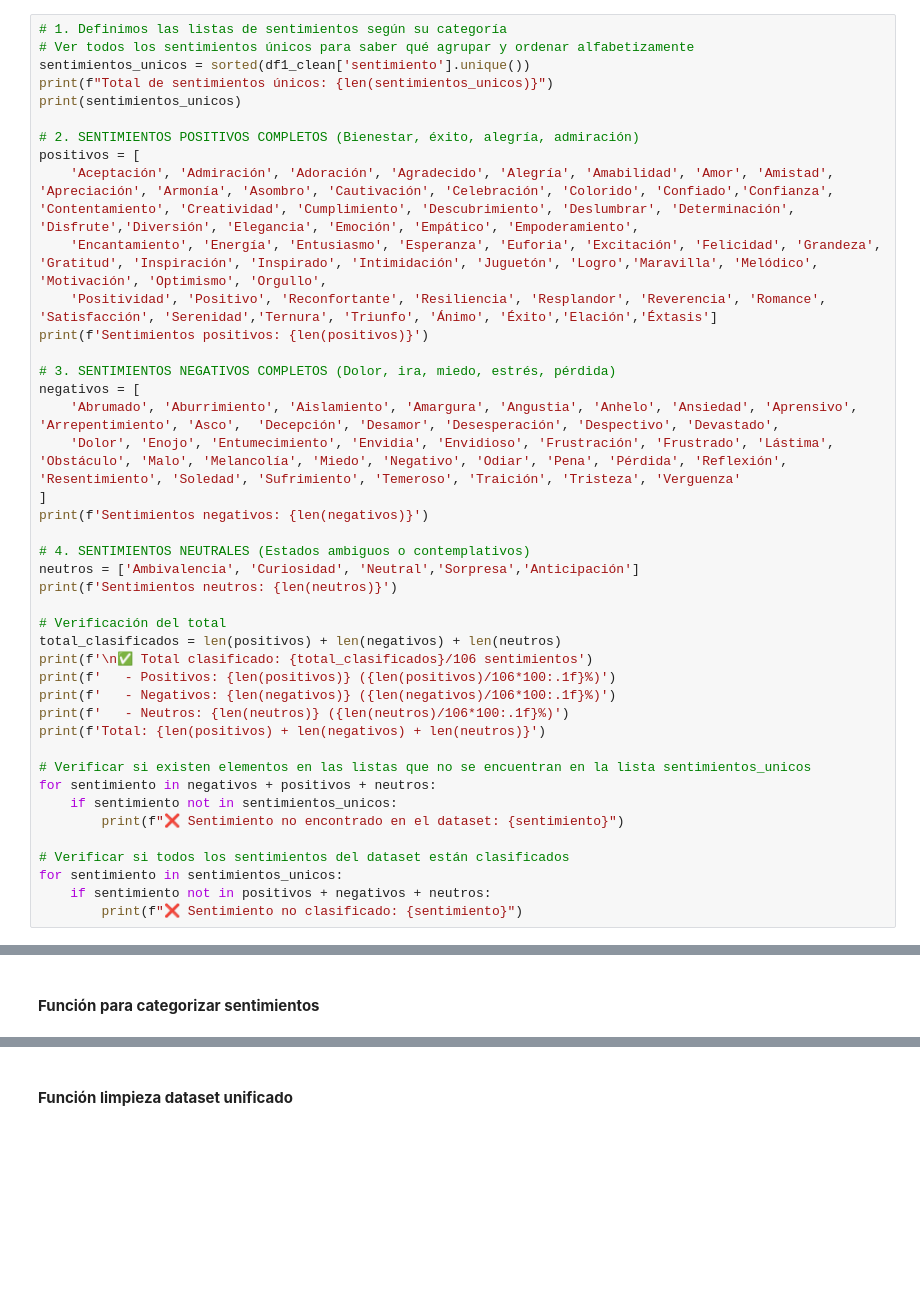
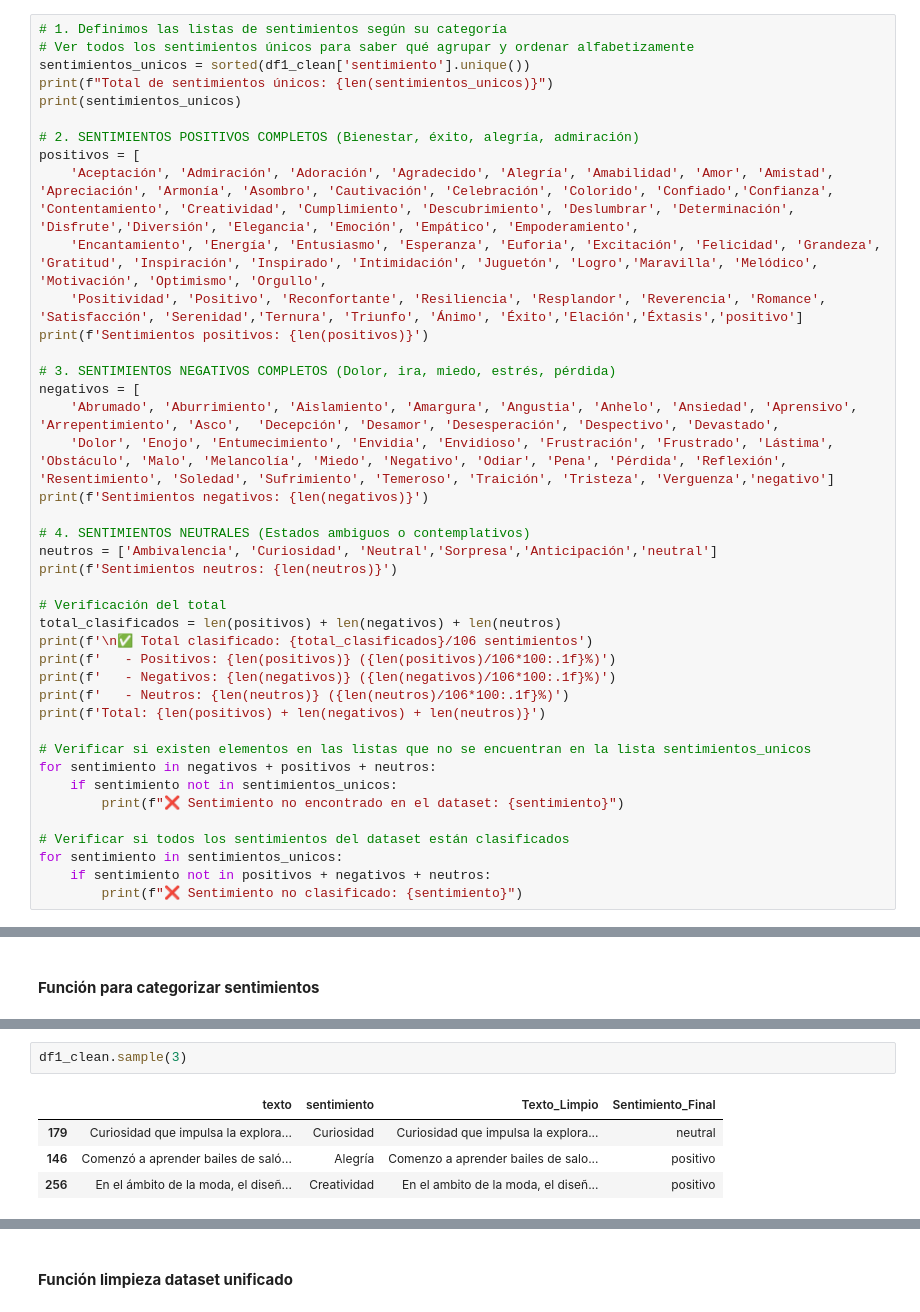
Before and after one commit to ml-punto-tech/sentiment-api, a Jupyter notebook: data-science/notebooks/Procesamiento_y_Clasificacion_de_Datos_SentimentAPI_enero.ipynb, the cells around one changed output, grey strips where cells are left out. Cells and saved outputs as stored; diff of their text form; blank space fills up the shorter version.

```diff
--- a/data-science/notebooks/Procesamiento_y_Clasificacion_de_Datos_SentimentAPI_enero.ipynb
+++ b/data-science/notebooks/Procesamiento_y_Clasificacion_de_Datos_SentimentAPI_enero.ipynb
@@ -349,18 +364,17 @@ print(sentimientos_unicos)
 positivos = [
     'Aceptación', 'Admiración', 'Adoración', 'Agradecido', 'Alegría', 'Amabilidad', 'Amor', 'Amistad', 'Apreciación', 'Armonía', 'Asombro', 'Cautivación', 'Celebración', 'Colorido', 'Confiado','Confianza', 'Contentamiento', 'Creatividad', 'Cumplimiento', 'Descubrimiento', 'Deslumbrar', 'Determinación', 'Disfrute','Diversión', 'Elegancia', 'Emoción', 'Empático', 'Empoderamiento',
     'Encantamiento', 'Energía', 'Entusiasmo', 'Esperanza', 'Euforia', 'Excitación', 'Felicidad', 'Grandeza', 'Gratitud', 'Inspiración', 'Inspirado', 'Intimidación', 'Juguetón', 'Logro','Maravilla', 'Melódico', 'Motivación', 'Optimismo', 'Orgullo',
-    'Positividad', 'Positivo', 'Reconfortante', 'Resiliencia', 'Resplandor', 'Reverencia', 'Romance', 'Satisfacción', 'Serenidad','Ternura', 'Triunfo', 'Ánimo', 'Éxito','Elación','Éxtasis']
+    'Positividad', 'Positivo', 'Reconfortante', 'Resiliencia', 'Resplandor', 'Reverencia', 'Romance', 'Satisfacción', 'Serenidad','Ternura', 'Triunfo', 'Ánimo', 'Éxito','Elación','Éxtasis','positivo']
 print(f'Sentimientos positivos: {len(positivos)}')
 
 # 3. SENTIMIENTOS NEGATIVOS COMPLETOS (Dolor, ira, miedo, estrés, pérdida)
 negativos = [
     'Abrumado', 'Aburrimiento', 'Aislamiento', 'Amargura', 'Angustia', 'Anhelo', 'Ansiedad', 'Aprensivo', 'Arrepentimiento', 'Asco',  'Decepción', 'Desamor', 'Desesperación', 'Despectivo', 'Devastado',
-    'Dolor', 'Enojo', 'Entumecimiento', 'Envidia', 'Envidioso', 'Frustración', 'Frustrado', 'Lástima', 'Obstáculo', 'Malo', 'Melancolía', 'Miedo', 'Negativo', 'Odiar', 'Pena', 'Pérdida', 'Reflexión', 'Resentimiento', 'Soledad', 'Sufrimiento', 'Temeroso', 'Traición', 'Tristeza', 'Verguenza'
-]
+    'Dolor', 'Enojo', 'Entumecimiento', 'Envidia', 'Envidioso', 'Frustración', 'Frustrado', 'Lástima', 'Obstáculo', 'Malo', 'Melancolía', 'Miedo', 'Negativo', 'Odiar', 'Pena', 'Pérdida', 'Reflexión', 'Resentimiento', 'Soledad', 'Sufrimiento', 'Temeroso', 'Traición', 'Tristeza', 'Verguenza','negativo']
 print(f'Sentimientos negativos: {len(negativos)}')
 
 # 4. SENTIMIENTOS NEUTRALES (Estados ambiguos o contemplativos)
-neutros = ['Ambivalencia', 'Curiosidad', 'Neutral','Sorpresa','Anticipación']
+neutros = ['Ambivalencia', 'Curiosidad', 'Neutral','Sorpresa','Anticipación','neutral']
 print(f'Sentimientos neutros: {len(neutros)}')
 
 # Verificación del total
@@ -433,0 +466,7 @@ Registros después de filtrar no categorizados: 732
+# %%
+df1_clean.sample(3)
+# %% [output]
+|  | texto | sentimiento | Texto_Limpio | Sentimiento_Final |
+| 179 | Curiosidad que impulsa la explora... | Curiosidad | Curiosidad que impulsa la explora... | neutral |
+| 146 | Comenzó a aprender bailes de saló... | Alegría | Comenzo a aprender bailes de salo... | positivo |
+| 256 | En el ámbito de la moda, el diseñ... | Creatividad | En el ambito de la moda, el diseñ... | positivo |
```
Also changed, not shown: parts of 24 cells of this notebook, 1 other file.
